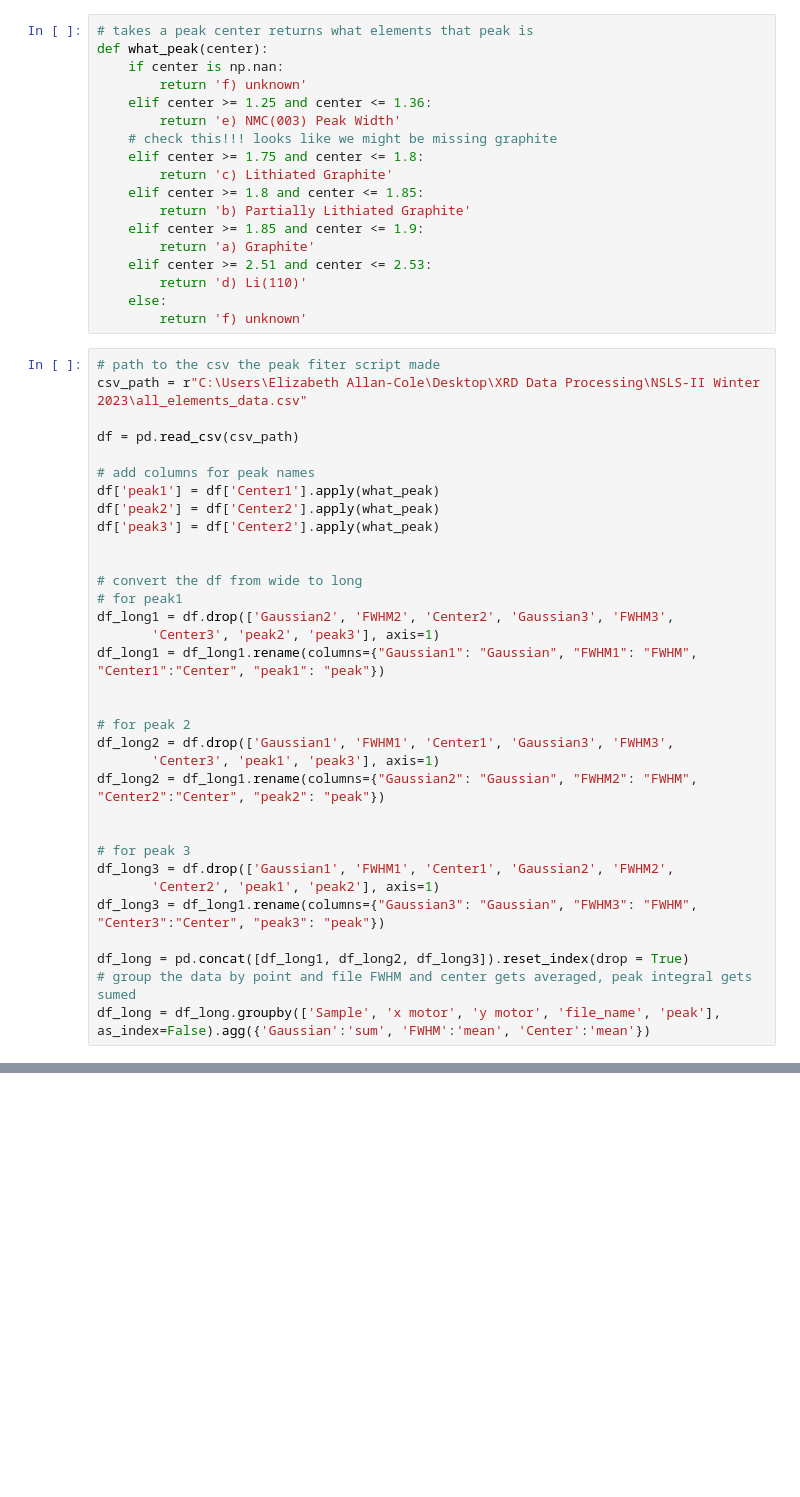
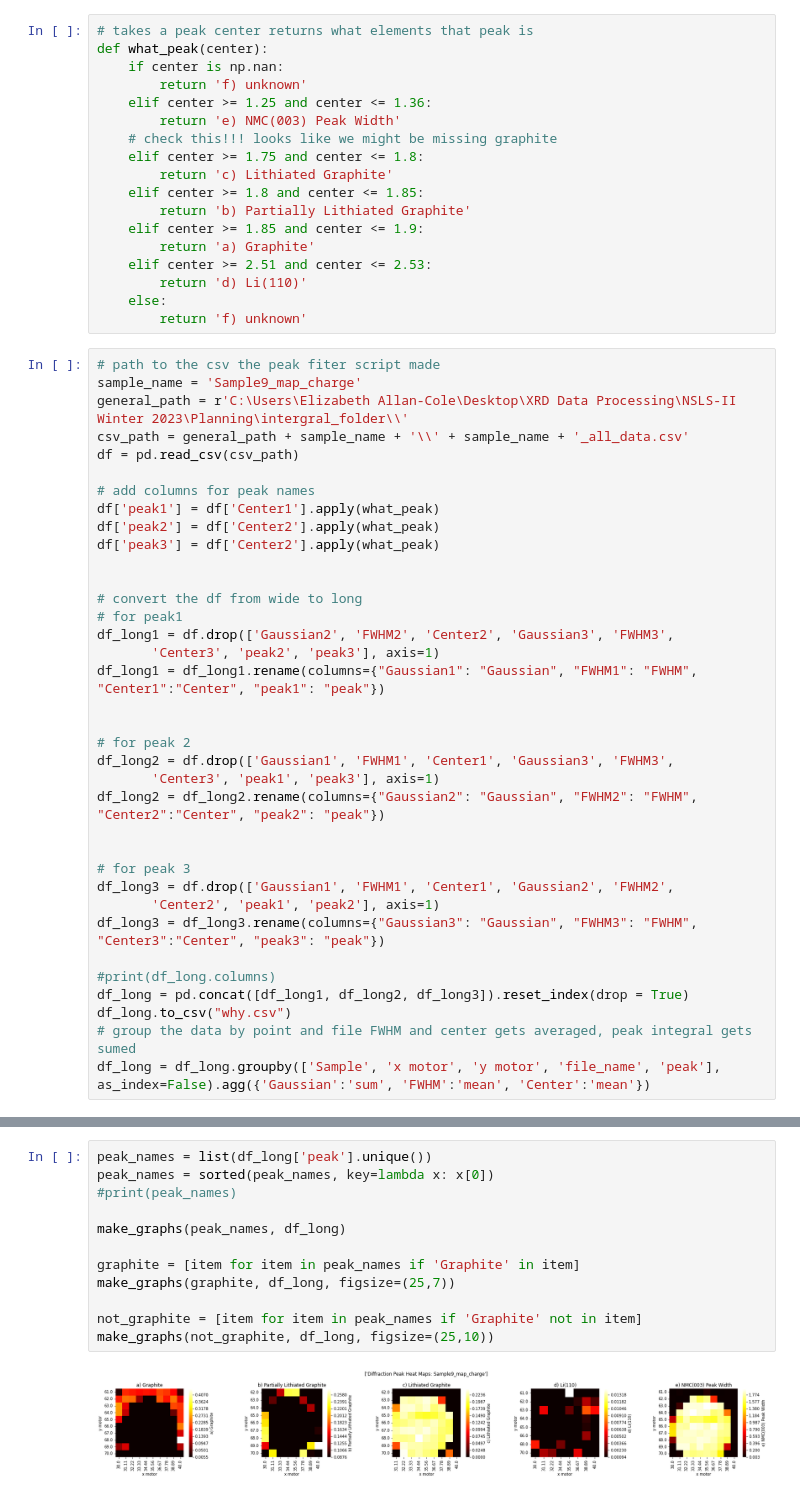
Before and after one commit to BenKupernik/XRD_fiting, a Jupyter notebook: Colormap Automated.ipynb, the cells around one changed output, grey strips where cells are left out. Saved outputs shown, nothing was run; the diff lists cells and outputs as text; blank space fills up the shorter version.

```diff
--- a/Colormap Automated.ipynb
+++ b/Colormap Automated.ipynb
@@ -32,8 +32,9 @@ def what_peak(center):
         return 'f) unknown'
 # %%
 # path to the csv the peak fiter script made
-csv_path = r"C:\Users\Elizabeth Allan-Cole\Desktop\XRD Data Processing\NSLS-II Winter 2023\all_elements_data.csv"
-
+sample_name = 'Sample9_map_charge'
+general_path = r'C:\Users\Elizabeth Allan-Cole\Desktop\XRD Data Processing\NSLS-II Winter 2023\Planning\intergral_folder\\'
+csv_path = general_path + sample_name + '\\' + sample_name + '_all_data.csv'
 df = pd.read_csv(csv_path)
 
 # add columns for peak names
@@ -52,14 +53,16 @@ df_long1 = df_long1.rename(columns={"Gaussian1": "Gaussian", "FWHM1": "FWHM", "C
 # for peak 2
 df_long2 = df.drop(['Gaussian1', 'FWHM1', 'Center1', 'Gaussian3', 'FWHM3',
        'Center3', 'peak1', 'peak3'], axis=1)
-df_long2 = df_long1.rename(columns={"Gaussian2": "Gaussian", "FWHM2": "FWHM", "Center2":"Center", "peak2": "peak"})
+df_long2 = df_long2.rename(columns={"Gaussian2": "Gaussian", "FWHM2": "FWHM", "Center2":"Center", "peak2": "peak"})
 
 
 # for peak 3
 df_long3 = df.drop(['Gaussian1', 'FWHM1', 'Center1', 'Gaussian2', 'FWHM2',
        'Center2', 'peak1', 'peak2'], axis=1)
-df_long3 = df_long1.rename(columns={"Gaussian3": "Gaussian", "FWHM3": "FWHM", "Center3":"Center", "peak3": "peak"})
+df_long3 = df_long3.rename(columns={"Gaussian3": "Gaussian", "FWHM3": "FWHM", "Center3":"Center", "peak3": "peak"})
 
+#print(df_long.columns)
 df_long = pd.concat([df_long1, df_long2, df_long3]).reset_index(drop = True)
+df_long.to_csv("why.csv")
 # group the data by point and file FWHM and center gets averaged, peak integral gets sumed
 df_long = df_long.groupby(['Sample', 'x motor', 'y motor', 'file_name', 'peak'], as_index=False).agg({'Gaussian':'sum', 'FWHM':'mean', 'Center':'mean'})
@@ -255,0 +117,14 @@ plt.show()
+# %%
+peak_names = list(df_long['peak'].unique())
+peak_names = sorted(peak_names, key=lambda x: x[0])
+#print(peak_names)
+
+make_graphs(peak_names, df_long)
+
+graphite = [item for item in peak_names if 'Graphite' in item]
+make_graphs(graphite, df_long, figsize=(25,7))
+
+not_graphite = [item for item in peak_names if 'Graphite' not in item]
+make_graphs(not_graphite, df_long, figsize=(25,10))
+# %% [output]
+[figure, added]
```
Also changed, not shown: parts of 7 cells of this notebook, 1 other file.
